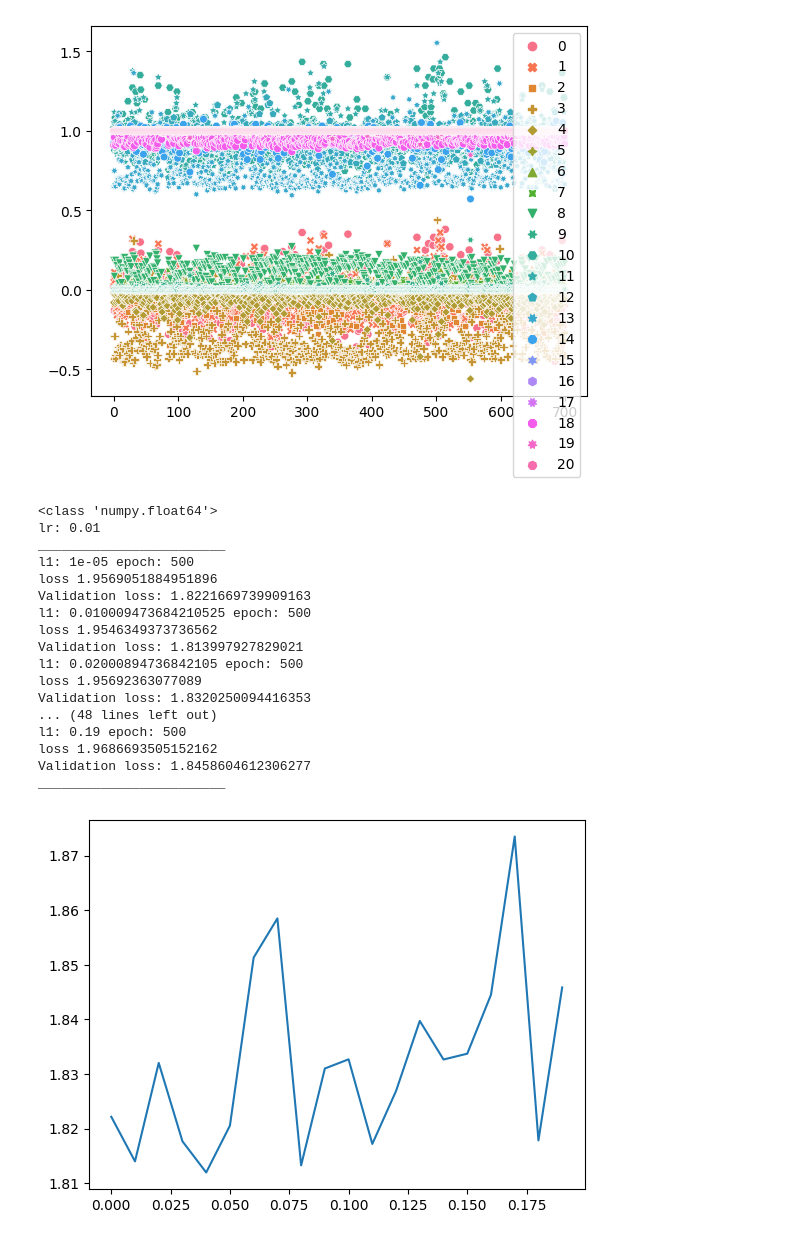
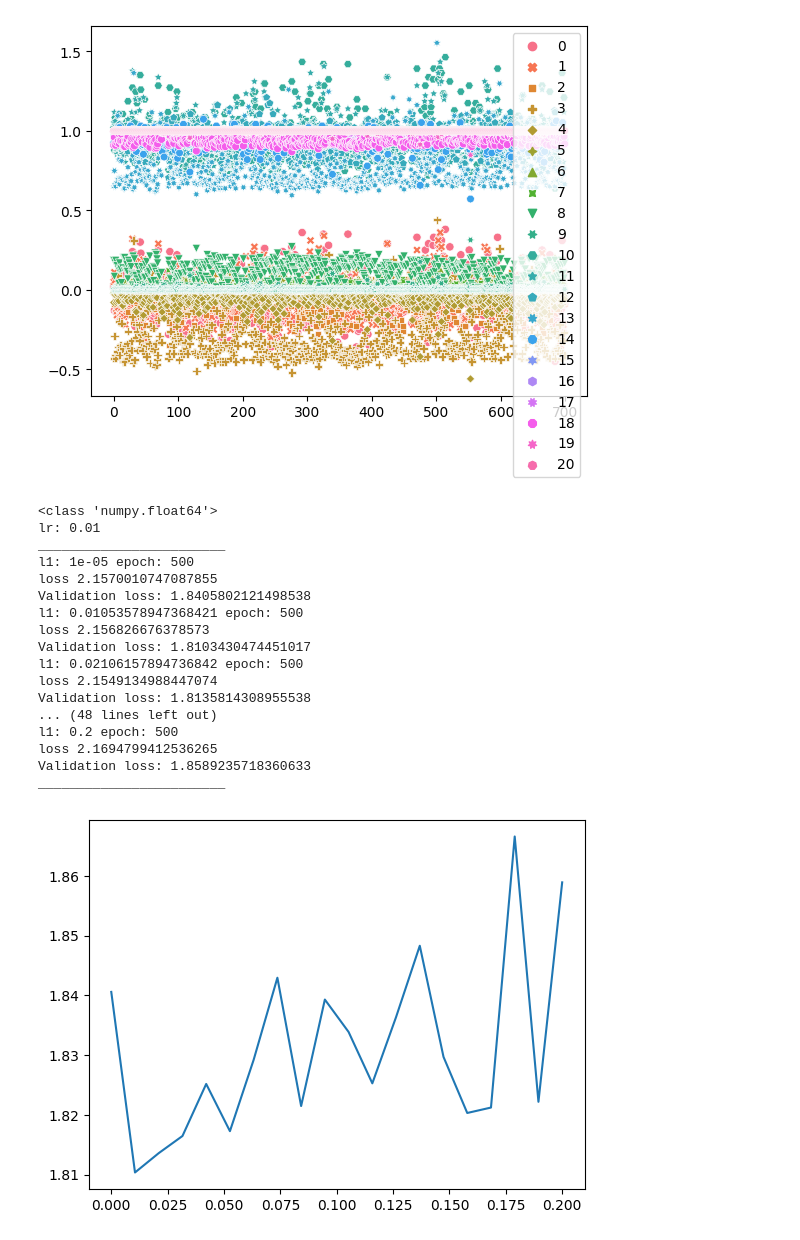
Before and after one commit to dcsteinhauser/iml2023, a Jupyter notebook: Task1b/main.ipynb, the cells around one changed output. Saved outputs shown, nothing was run; the diff lists cells and outputs as text; code cells hidden in the pictures.

```diff
--- a/Task1b/main.ipynb
+++ b/Task1b/main.ipynb
@@ -65,7 +65,7 @@ def validate(X, y, w):
     print(f'Validation loss: {loss.item()}')
     return loss.item()
 
-def fit(X, y, lr, momentum, epochs, l1):
+def fit(X, y, lr, momentum, epochs, l1,l2):
     """
     This function receives training data points, transform them, and then fits the linear regression on this
     transformed data. Finally, it outputs the weights of the fitted linear regression.
@@ -83,11 +83,11 @@ def fit(X, y, lr, momentum, epochs, l1):
     y_train = torch.from_numpy(y.reshape(y.shape[0],1).astype(np.float64))
     model = torch.nn.Linear(21,1, bias=False)
     loss_func = torch.nn.MSELoss()
-    optimization = torch.optim.SGD(model.parameters(), lr, momentum,weight_decay = l1)
+    optimization = torch.optim.SGD(model.parameters(), lr, momentum,weight_decay = l2)
 
     for epoch in range(epochs):
         y_hat = model(X_train)
-        loss = torch.sqrt(loss_func(y_hat, y_train)) + 0*l1*torch.norm(model.weight,1)
+        loss = torch.sqrt(loss_func(y_hat, y_train)) + l1*torch.norm(model.weight,1)
         loss.backward()
         optimization.step()
         optimization.zero_grad()
@@ -128,47 +128,47 @@ if __name__ == "__main__":
     # Fit the model
     validation_performance = {}
     for lr in np.linspace(0.01, 0.01, 1):
         print(f'lr: {lr}', end="\n")
         print('________________________')
-        for l1 in np.linspace(0.00001, 0.19, 20):
+        for l2 in np.linspace(0.00001, 0.2, 20):
 
             for epochs in [500]:
-                print(f'l1: {l1} epoch: {epochs}')
-                w = fit(X_train, y_train, lr, 0.31, epochs, l1)
+                print(f'l1: {l2} epoch: {epochs}')
+                w = fit(X_train, y_train, lr, 0.31, epochs, 0.03, l2)
                 # Compute the validation loss eafaega
-                validation_performance[l1] = validate(X_val, y_val, w)
+                validation_performance[l2] = validate(X_val, y_val, w)
         print('________________________', end="\n\n\n")
     fig = plt.figure()
     ax = fig.add_subplot()
     ax.plot(validation_performance.keys(), validation_performance.values(), color='tab:blue')
     # Save results in the required format
     plt.show()
     np.savetxt("./results.csv", w, fmt="%.12f")
 # %% [output]
      x1    x2    x3    x4    x5
 0  0.02  0.05 -0.09 -0.43 -0.08
 1 -0.13  0.11 -0.08 -0.29 -0.03
 2  0.08  0.06 -0.07 -0.41 -0.03
 3  0.02 -0.12  0.01 -0.43 -0.02
 4 -0.14 -0.12 -0.08 -0.02 -0.08
 [figure]
 [figure]
 <class 'numpy.float64'>
 lr: 0.01
 ________________________
 l1: 1e-05 epoch: 500
-loss 1.9569051884951896
-Validation loss: 1.8221669739909163
-l1: 0.010009473684210525 epoch: 500
-loss 1.9546349373736562
-Validation loss: 1.813997927829021
-l1: 0.02000894736842105 epoch: 500
-loss 1.95692363077089
-Validation loss: 1.8320250094416353
+loss 2.1570010747087855
+Validation loss: 1.8405802121498538
+l1: 0.01053578947368421 epoch: 500
+loss 2.156826676378573
+Validation loss: 1.8103430474451017
+l1: 0.02106157894736842 epoch: 500
+loss 2.1549134988447074
+Validation loss: 1.8135814308955538
 ... (48 lines left out)
-l1: 0.19 epoch: 500
-loss 1.9686693505152162
-Validation loss: 1.8458604612306277
+l1: 0.2 epoch: 500
+loss 2.1694799412536265
+Validation loss: 1.8589235718360633
 ________________________
-[figure, old version]
+[figure, new version]
 # %%
```
Also changed, not shown: parts of 1 cell of this notebook, 1 other file.
